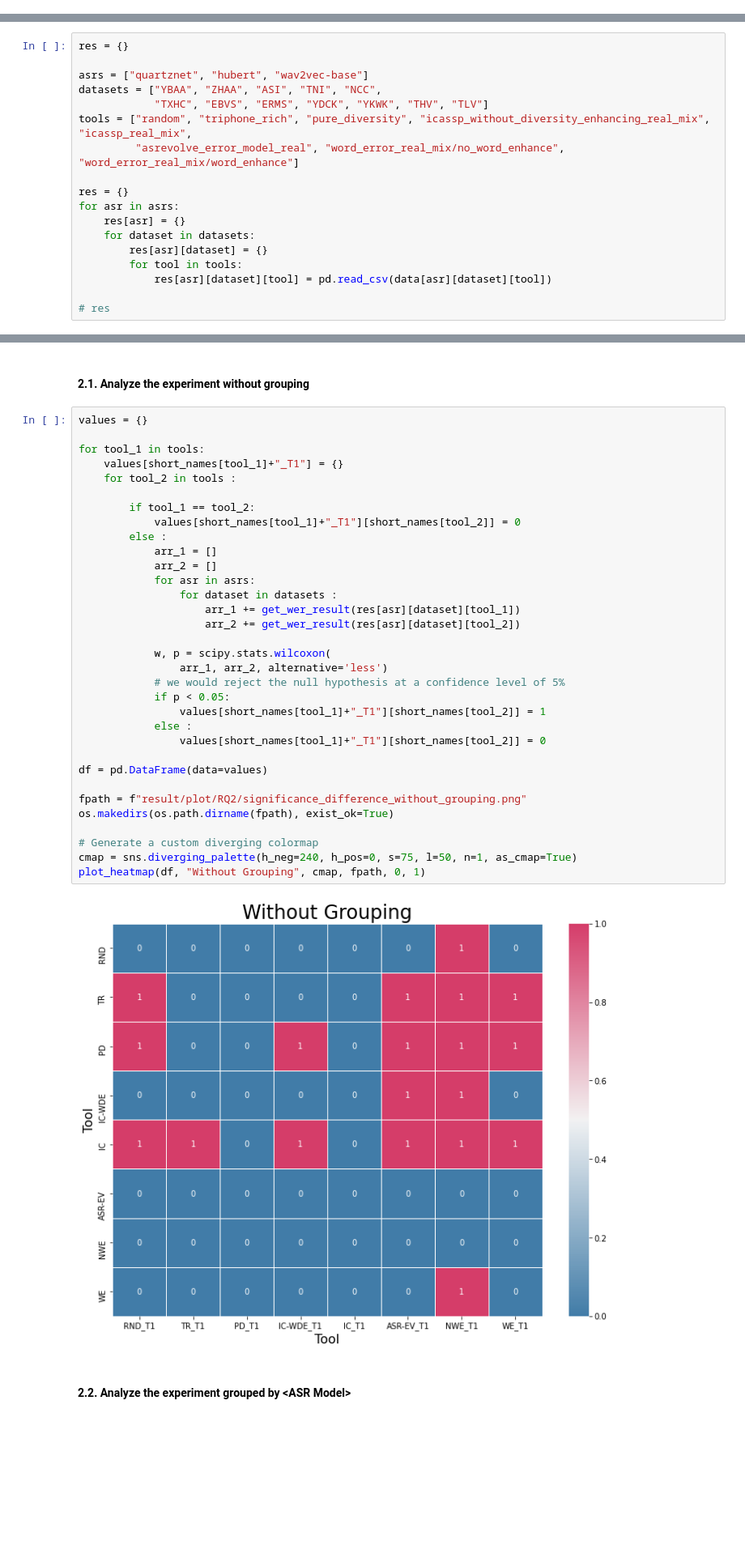
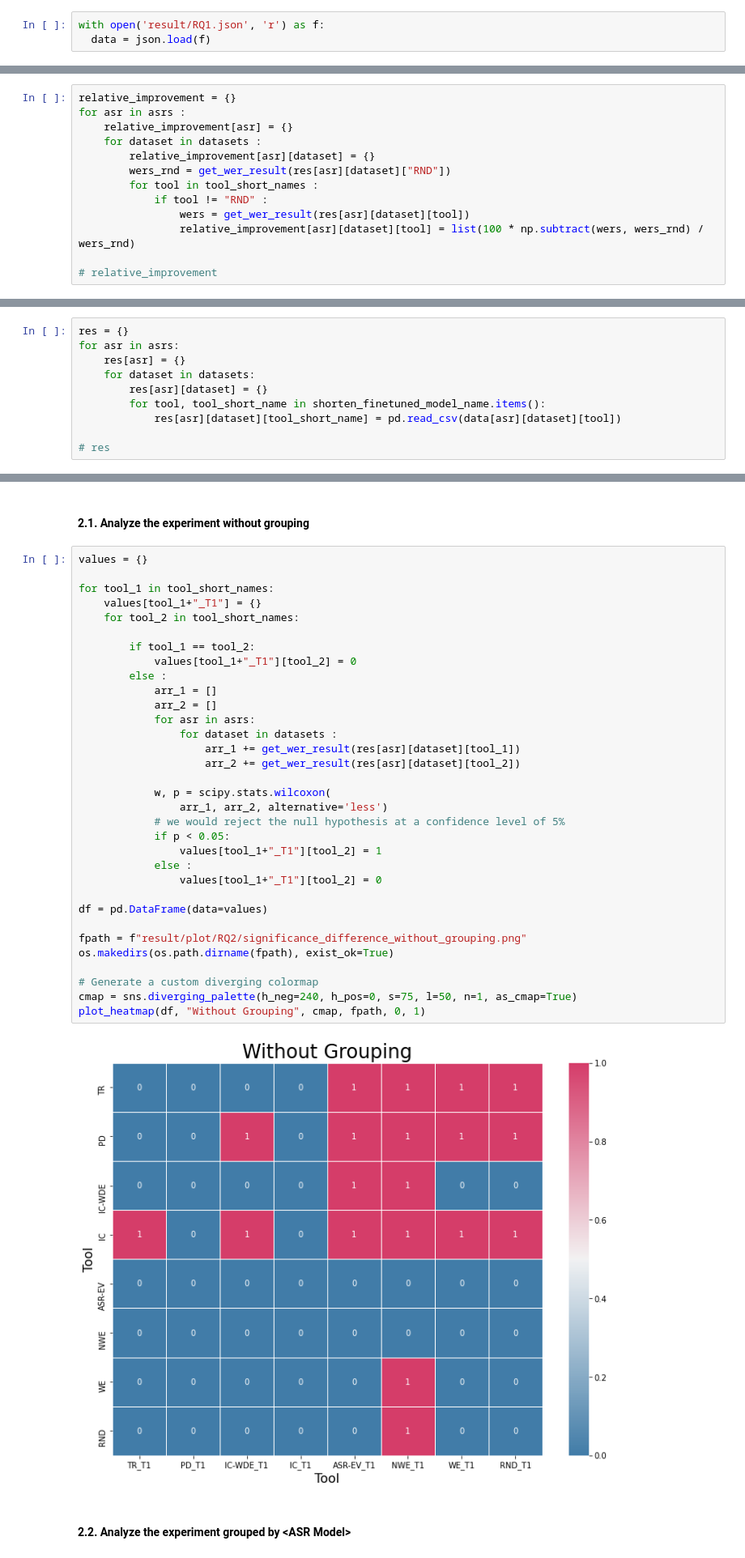
Before and after one commit to yangzhou6666/ASRProphet, a Jupyter notebook: wilcoxon-signed-rank-test.ipynb, the cells around one changed output, grey strips where cells are left out. Shown: that part at 81% size. Cells and saved outputs as stored; diff of their text form; blank space fills up the shorter version.

```diff
--- a/wilcoxon-signed-rank-test.ipynb
+++ b/wilcoxon-signed-rank-test.ipynb
@@ -35,0 +83,3 @@ WilcoxonResult(statistic=91.0, pvalue=1.0)
+# %%
+with open('result/RQ1.json', 'r') as f:
+  data = json.load(f)
@@ -35,0 +105,13 @@ WilcoxonResult(statistic=91.0, pvalue=1.0)
+# %%
+relative_improvement = {}
+for asr in asrs :
+    relative_improvement[asr] = {}
+    for dataset in datasets :
+        relative_improvement[asr][dataset] = {}
+        wers_rnd = get_wer_result(res[asr][dataset]["RND"])
+        for tool in tool_short_names :
+            if tool != "RND" :
+                wers = get_wer_result(res[asr][dataset][tool])
+                relative_improvement[asr][dataset][tool] = list(100 * np.subtract(wers, wers_rnd) / wers_rnd)
+
+# relative_improvement
@@ -39,20 +227,12 @@ WilcoxonResult(statistic=91.0, pvalue=1.0)
 with open('result/RQ2.json', 'r') as f:
   data = json.load(f)
 # %%
-res = {}
-
-asrs = ["quartznet", "hubert", "wav2vec-base"]
-datasets = ["YBAA", "ZHAA", "ASI", "TNI", "NCC",
-            "TXHC", "EBVS", "ERMS", "YDCK", "YKWK", "THV", "TLV"]
-tools = ["random", "triphone_rich", "pure_diversity", "icassp_without_diversity_enhancing_real_mix", "icassp_real_mix",
-         "asrevolve_error_model_real", "word_error_real_mix/no_word_enhance", "word_error_real_mix/word_enhance"]
-
 res = {}
 for asr in asrs:
     res[asr] = {}
     for dataset in datasets:
         res[asr][dataset] = {}
-        for tool in tools:
-            res[asr][dataset][tool] = pd.read_csv(data[asr][dataset][tool])
+        for tool, tool_short_name in shorten_finetuned_model_name.items():
+            res[asr][dataset][tool_short_name] = pd.read_csv(data[asr][dataset][tool])
 
 # res
@@ -92,38 +241,38 @@ def get_wer_result(df):
 # %%
 values = {}
 
-for tool_1 in tools:
-    values[short_names[tool_1]+"_T1"] = {}
-    for tool_2 in tools :
+for tool_1 in tool_short_names:
+    values[tool_1+"_T1"] = {}
+    for tool_2 in tool_short_names:
 
         if tool_1 == tool_2:
-            values[short_names[tool_1]+"_T1"][short_names[tool_2]] = 0
+            values[tool_1+"_T1"][tool_2] = 0
         else :
             arr_1 = []
             arr_2 = []
             for asr in asrs:
                 for dataset in datasets :
                     arr_1 += get_wer_result(res[asr][dataset][tool_1])
                     arr_2 += get_wer_result(res[asr][dataset][tool_2])
 
             w, p = scipy.stats.wilcoxon(
                 arr_1, arr_2, alternative='less')
             # we would reject the null hypothesis at a confidence level of 5%
             if p < 0.05:
-                values[short_names[tool_1]+"_T1"][short_names[tool_2]] = 1
+                values[tool_1+"_T1"][tool_2] = 1
             else :
-                values[short_names[tool_1]+"_T1"][short_names[tool_2]] = 0
+                values[tool_1+"_T1"][tool_2] = 0
 
 df = pd.DataFrame(data=values)
 
 fpath = f"result/plot/RQ2/significance_difference_without_grouping.png"
 os.makedirs(os.path.dirname(fpath), exist_ok=True)
 
 # Generate a custom diverging colormap
 cmap = sns.diverging_palette(h_neg=240, h_pos=0, s=75, l=50, n=1, as_cmap=True)
 plot_heatmap(df, "Without Grouping", cmap, fpath, 0, 1)
 # %% [output]
-[figure, old version]
+[figure, new version]
 # %% [markdown]
 #### 2.2. Analyze the experiment grouped by \<ASR Model\>
 # %%
```
Also changed, not shown: parts of 15 cells of this notebook.
